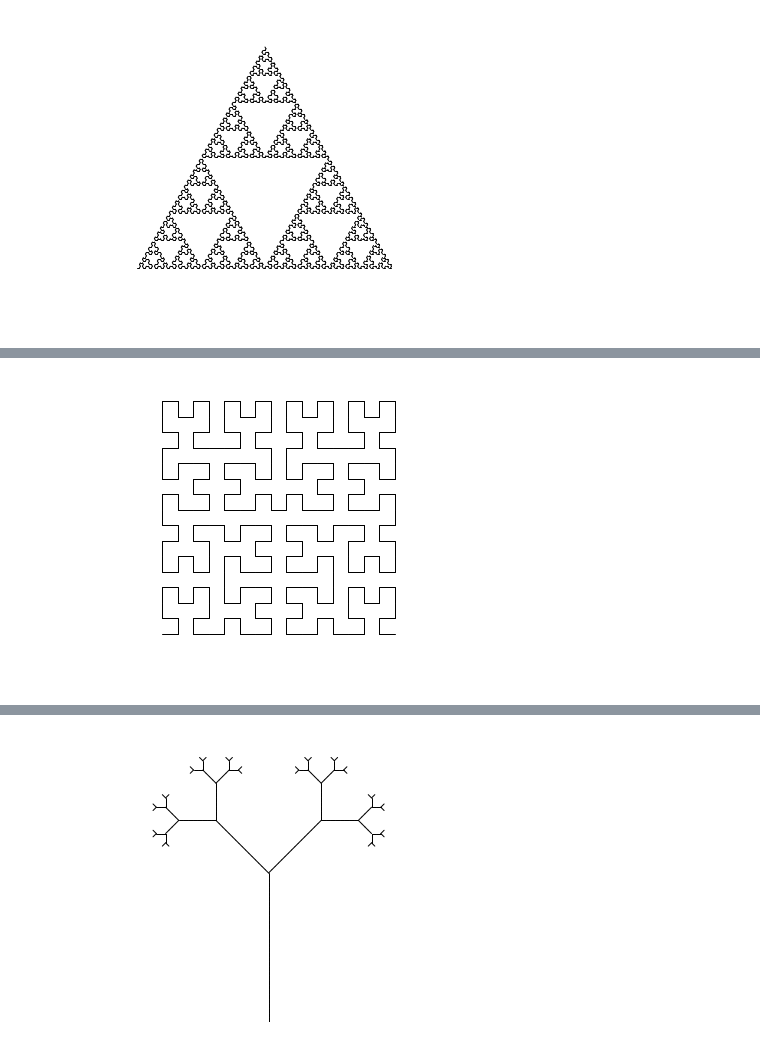
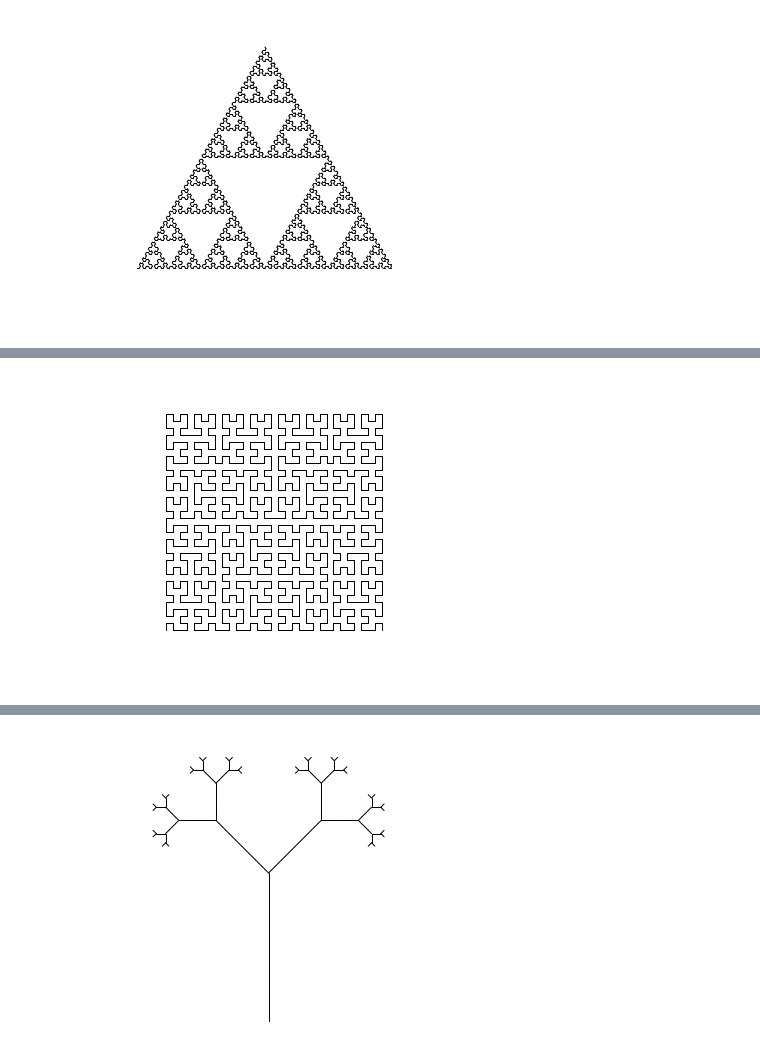
Before and after one commit to effa/iv122, a Jupyter notebook: 06-fractals-chaos.ipynb, the cells around one changed output, grey strips where cells are left out. Cells and saved outputs as stored; diff of their text form; code cells hidden in the pictures.

```diff
--- a/06-fractals-chaos.ipynb
+++ b/06-fractals-chaos.ipynb
@@ -140,14 +173,16 @@ class LSystem:
         if action_name == 'forward':
             depth = len(self.stack)
             color = self.colors[depth]
-            self.turtle.forward(arg, color=color)
+            linewidth = self.linewidths[depth]
+            self.turtle.forward(arg, color=color, linewidth=linewidth)
         elif action_name == 'left':
             self.turtle.left(arg)
         elif action_name == 'right':
             self.turtle.right(arg)
 
     def draw(self, n=3, angle=0,
-             start_color=(0, 0, 0), end_color=(0, 0, 0)):
+             start_color=(0, 0, 0), end_color=(0, 0, 0),
+             start_linewidth=1, end_linewidth=1):
         description = self.generate_description(n)
         self.stack = []
         self.turtle = Turtle(angle=angle)
@@ -156,8 +191,11 @@ class LSystem:
             self.colors = [
                 interpolate_color(start_color, end_color, d/max_depth)
                 for d in reversed(range(max_depth+1))]
+            self.linewidths = interpolate_exponentially(
+                start_linewidth, end_linewidth, k=max_depth+1)
         else:
             self.colors = [start_color]
+            self.linewidths = [start_linewidth]
         for char in description:
             self.interpret(char)
         self.turtle.show()
@@ -170,6 +208,12 @@ def remove_spaces(rules):
 
 def interpolate_color(first, second, ratio):
     return tuple(ratio*f + (1-ratio)*s for f, s in zip(first, second))
+
+def interpolate_exponentially(start, end, k):
+    b, a = np.polyfit([0, k-1], np.log([start, end]), 1)
+    xs = np.arange(k)
+    ys = start * np.exp(b * xs)
+    return ys
 
 def find_depth(description):
     depth = 0
@@ -204,11 +270,11 @@ sierpinski.draw(n=7)
 # %%
 hilbert = LSystem(
     'A',
     [('A', '-BF+AFA+FB-'),
      ('B', '+AF-BFB-FA+')],
     {'F': 'forward(10)',
      '-': 'left(90)',
      '+': 'right(90)'})
-hilbert.draw(n=4)
+hilbert.draw(n=5)
 # %% [output]
-[figure, old version]
+[figure, new version]
```
Also changed, not shown: parts of 22 cells of this notebook.
